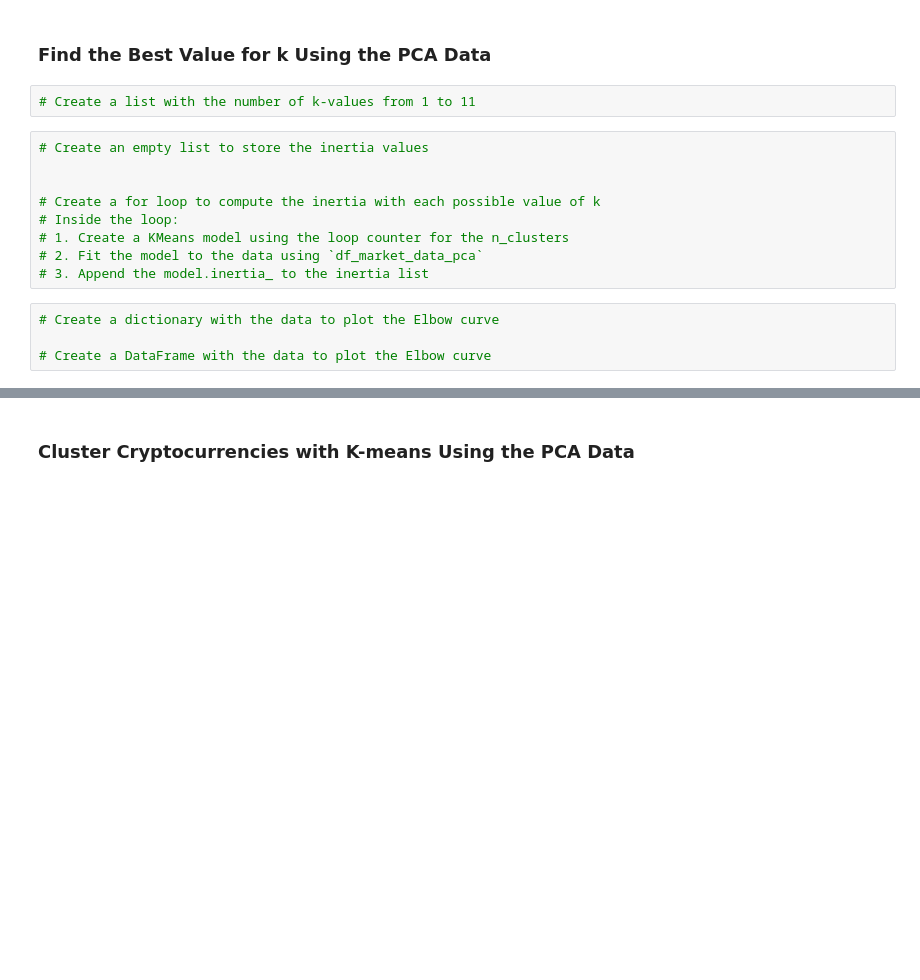
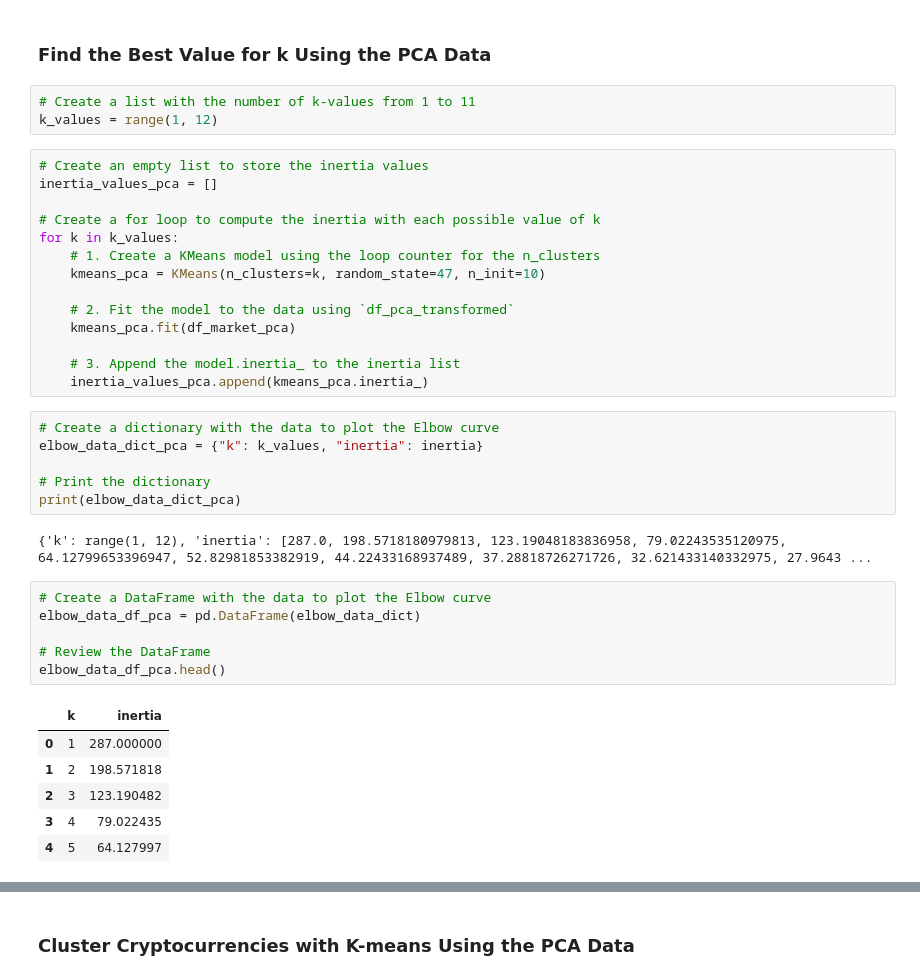
Before and after one commit to irismichelsen/CryptoClustering, a Jupyter notebook: Crypto_Clustering.ipynb, the cells around one changed output, grey strips where cells are left out. Drawn from its saved outputs; the diff is of its cells as text; blank space fills up the shorter version.

```diff
--- a/Crypto_Clustering.ipynb
+++ b/Crypto_Clustering.ipynb
@@ -218,19 +321,42 @@ for k in k_values:
 ### Find the Best Value for k Using the PCA Data
 # %%
 # Create a list with the number of k-values from 1 to 11
+k_values = range(1, 12)
 # %%
 # Create an empty list to store the inertia values
-
+inertia_values_pca = []
 
 # Create a for loop to compute the inertia with each possible value of k
-# Inside the loop:
-# 1. Create a KMeans model using the loop counter for the n_clusters
-# 2. Fit the model to the data using `df_market_data_pca`
-# 3. Append the model.inertia_ to the inertia list
+for k in k_values:
+    # 1. Create a KMeans model using the loop counter for the n_clusters
+    kmeans_pca = KMeans(n_clusters=k, random_state=47, n_init=10)
+
+    # 2. Fit the model to the data using `df_pca_transformed`
+    kmeans_pca.fit(df_market_pca)
+
+    # 3. Append the model.inertia_ to the inertia list
+    inertia_values_pca.append(kmeans_pca.inertia_)
 # %%
 # Create a dictionary with the data to plot the Elbow curve
+elbow_data_dict_pca = {"k": k_values, "inertia": inertia}
 
-# Create a DataFrame with the data to plot the Elbow curve
+# Print the dictionary
+print(elbow_data_dict_pca)
+# %% [output]
+{'k': range(1, 12), 'inertia': [287.0, 198.5718180979813, 123.19048183836958, 79.02243535120975, 64.12799653396947, 52.82981853382919, 44.22433168937489, 37.28818726271726, 32.621433140332975, 27.9643 ...
+# %%
+# Create a DataFrame with the data to plot the Elbow curve
+elbow_data_df_pca = pd.DataFrame(elbow_data_dict)
+
+# Review the DataFrame
+elbow_data_df_pca.head()
+# %% [output]
+|  | k | inertia |
+| 0 | 1 | 287.000000 |
+| 1 | 2 | 198.571818 |
+| 2 | 3 | 123.190482 |
+| 3 | 4 | 79.022435 |
+| 4 | 5 | 64.127997 |
 # %%
 # Plot a line chart with all the inertia values computed with
 # the different values of k to visually identify the optimal value for k.
```
Also changed, not shown: parts of 21 cells of this notebook.
